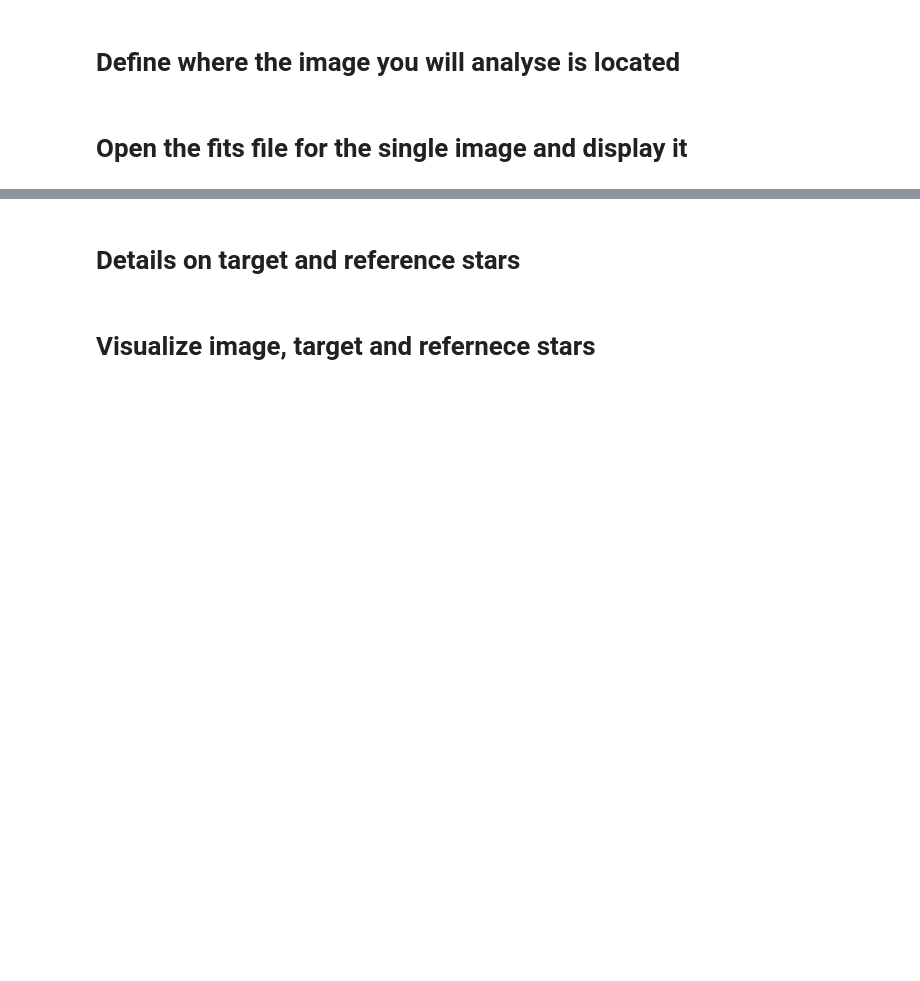
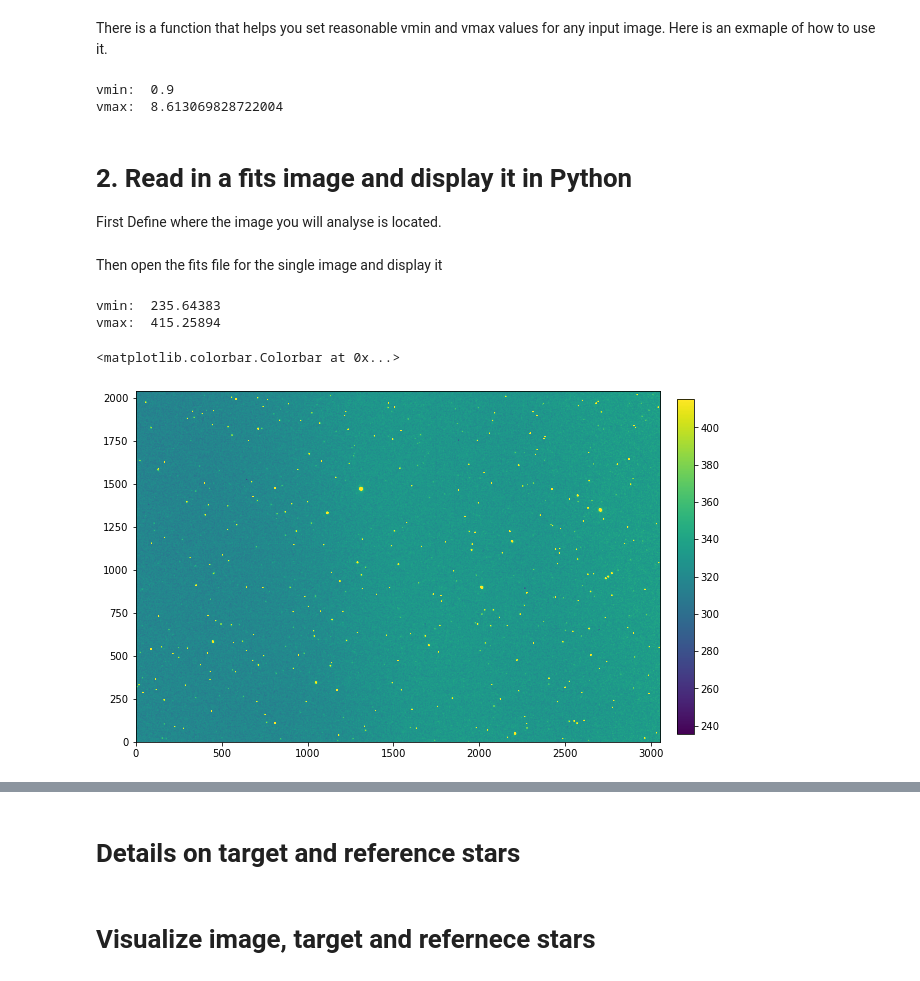
Before and after one commit to jielaizhang/pasea, a Jupyter notebook: LCO/student_workbooks/Student_Workbook_1_SingleExposure.ipynb, the cells around one changed output, grey strips where cells are left out. Cells and saved outputs as stored; diff of their text form; code cells hidden in the pictures; blank space fills up the shorter version.

```diff
--- a/LCO/student_workbooks/Student_Workbook_1_SingleExposure.ipynb
+++ b/LCO/student_workbooks/Student_Workbook_1_SingleExposure.ipynb
@@ -40,34 +102,55 @@ from astropy.visualization import ZScaleInterval
+# %% [markdown]
+There is a function that helps you set reasonable vmin and vmax values for any input image. Here is an exmaple of how to use it.
+# %%
+simple_image = [[1., 2., 1.5, 3.1, 0.9, 2.5, 1.7],
+                [5., 976, 955, 1.9, 2.6, 2.5, 1.7 ],
+                [1., 999, 985, 3.1, 0.9, 2.5, 1.7],
+                [1., 3, 1.5, 3.1, 0.9, 1.8, 1.7],
+                [1., 2., 1.5, 3.1, 0.9, 2.5, 1.7],
+                [5., 3.1, 1., 1.9, 12.4, 12.9, 1.7],
+                [1., 2., 1.5, 3.1, 13., 12.3, 0.9],
+                [5., 3.1, 1., 1.9, 2.6, 2.5, 1.7]
+               ]
+
+interval = ZScaleInterval()
+vmin     = interval.get_limits(simple_image)[0]
+vmax     = interval.get_limits(simple_image)[1]
+print('vmin: ',vmin)
+print('vmax: ',vmax)
+
+# Exercise: Use this automatically determined vmin and vmax to display your image.
+# %% [output]
+vmin:  0.9
+vmax:  8.613069828722004
 # %% [markdown]
-# Define where the image you will analyse is located
+# 2. Read in a fits image and display it in Python
+First Define where the image you will analyse is located.
 # %%
 # Set path to file
 # This exposure was taken in the B-band.
 file_input   = '../Data/Target_A/B/coj0m403-kb97-20191006-0058-e91.fits.fz'
 mypath       = './'
 # %% [markdown]
-# Open the fits file for the single image and display it
+Then open the fits file for the single image and display it
 # %%
 # Plot the whole image with the reference star and target star marked to see if it all looks ok
 
 # Read in the data and the fits file header information
 sci_data, sci_header   = fits.getdata(file_input,header=True)
 
-# Determine where to mark the reference stars
-w                            = wcs.WCS(sci_hdr)
-xcoord_ref, ycoord_ref       = w.all_world2pix(ref_ra,ref_dec,1)
-xcoord_target, ycoord_target = w.all_world2pix([target_RA],[target_DEC],1)
-
 # Get the best vmin and vmax to visualize the image
 # See why these two values were picked using ds9.
 interval = ZScaleInterval()
-vmin     = interval.get_limits(sci_data.data)[0]
-vmax     = interval.get_limits(sci_data.data)[1]
+vmin     = interval.get_limits(sci_data)[0]
+vmax     = interval.get_limits(sci_data)[1]
 print('vmin: ',vmin)
 print('vmax: ',vmax)
 
-figure = plt.figure(figsize=(12,24))
-plt.imshow(sci_data.data, vmin=vmin, vmax=vmax, origin='lower')
-plt.scatter(xcoord_ref,ycoord_ref,marker='o',
-            facecolors='none',s=150,linewidth=1,color='white')
-plt.scatter(xcoord_target,ycoord_target,marker='o',
-            facecolors='none',s=150,linewidth=1,color='red')
+figure = plt.figure(figsize=(10,22))
+im = plt.imshow(sci_data, vmin=vmin, vmax=vmax, origin='lower')
+plt.colorbar(im,fraction=0.03, pad=0.03)
+# %% [output]
+vmin:  235.64383
+vmax:  415.25894
+<matplotlib.colorbar.Colorbar at 0x...>
+[figure, added]
```
Also changed, not shown: parts of 15 cells of this notebook, 1 other file.
